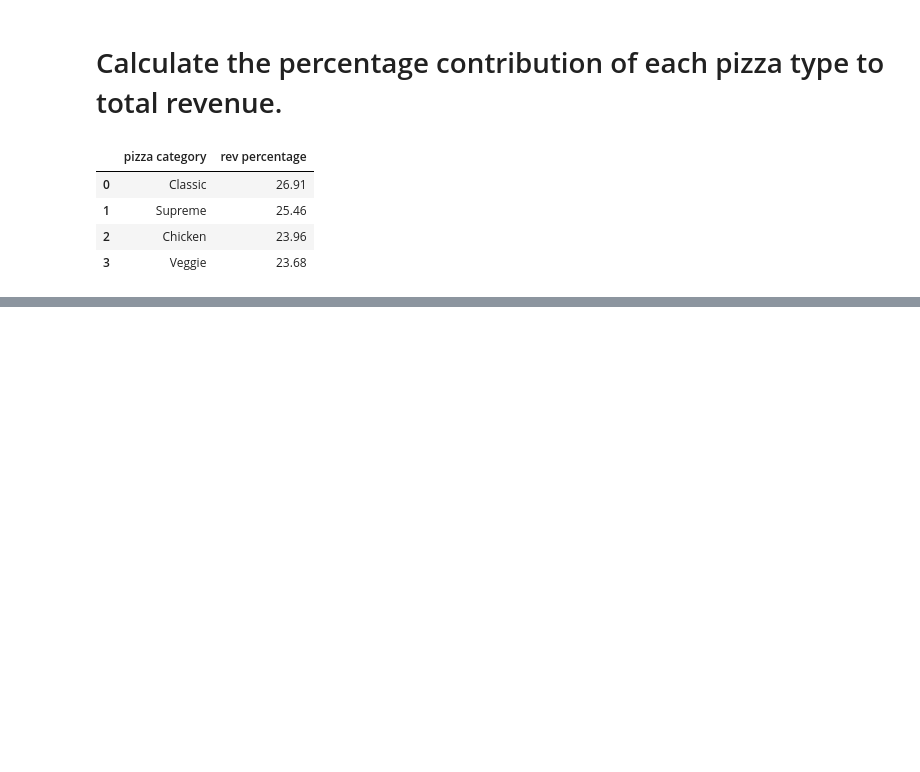
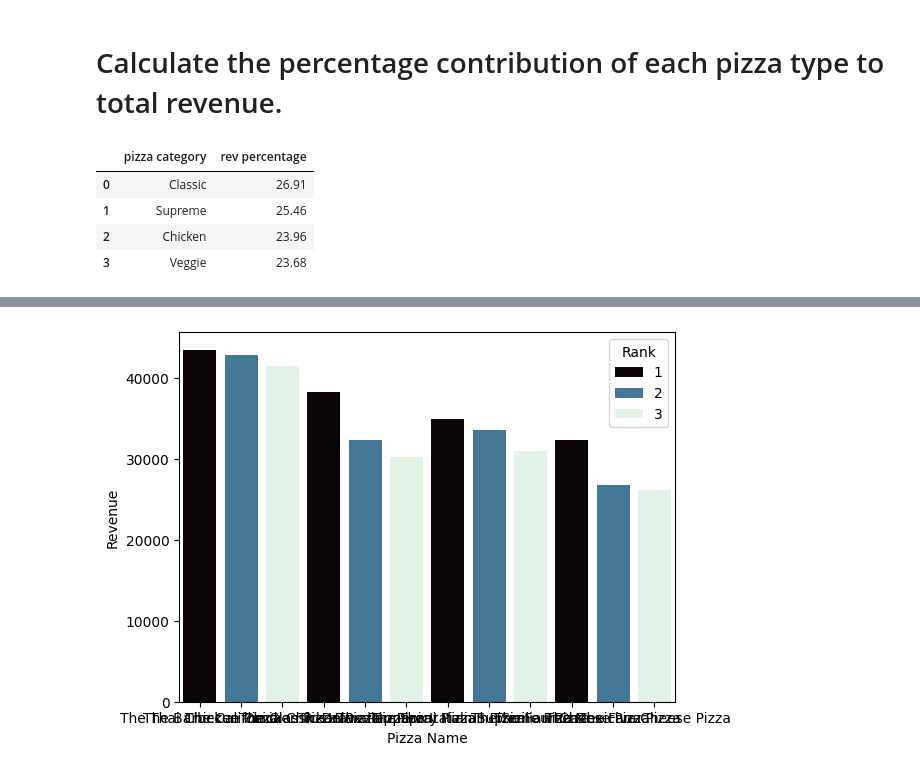
Before and after one commit to AftabQuant/Data-Analysis-Project, a Jupyter notebook: Pizza Sales Project/Pizzalytics.ipynb, the cells around one changed output, grey strips where cells are left out. Cells and saved outputs as stored; diff of their text form; code cells hidden in the pictures; blank space fills up the shorter version.

```diff
--- a/Pizza Sales Project/Pizzalytics.ipynb
+++ b/Pizza Sales Project/Pizzalytics.ipynb
@@ -252,0 +327,18 @@ query = """"""
+# %%
+query = """ select rn, pizza, revenue  from
+(select categories, pizza, revenue, rank() over(partition by categories order by revenue  desc) as rn from
+(select pizza_types.category as categories, pizza_types.name as pizza,  sum(order_details.quantity * pizzas.price) as revenue from
+order_details join pizzas
+on order_details.pizza_id = pizzas.pizza_id
+join pizza_types
+on pizza_types.pizza_type_id = pizzas.pizza_type_id
+group by categories, pizza) as sales
+) as top_sales
+where rn<=3 """
+cur.execute(query)
+data = cur.fetchall()
+df = pd.DataFrame(data, columns=['Rank', 'Pizza Name', 'Revenue'])
+sns.barplot(data= df, x = "Pizza Name", y = "Revenue", hue = "Rank", palette = "mako")
+plt.show()
+# %% [output]
+[figure, added]
```
Also changed, not shown: parts of 7 cells of this notebook.
